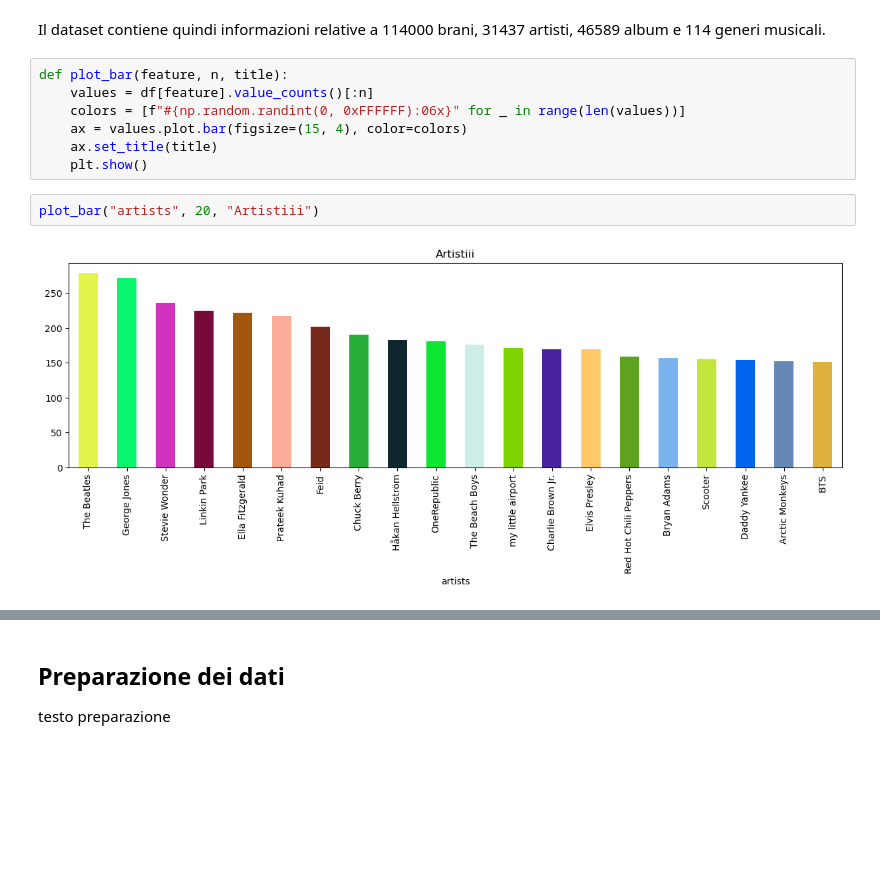
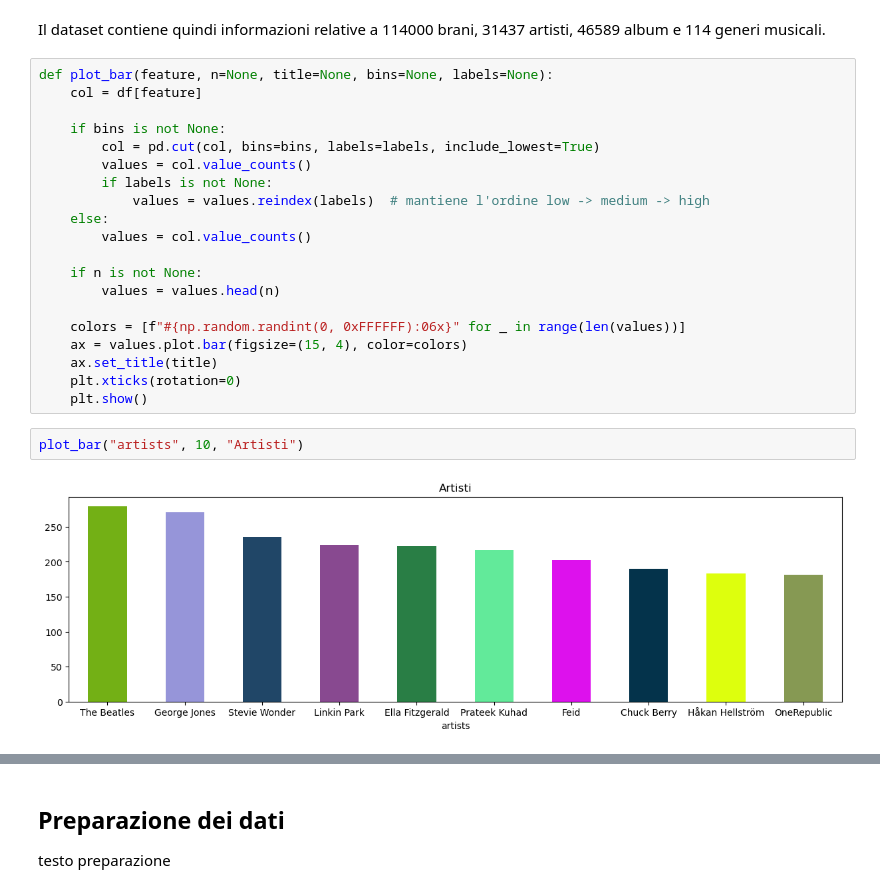
Before and after one commit to PADIprojects/Spotify-Track-Popularity-Prediction, a Jupyter notebook: previsionePopolaritàCanzoni.ipynb, the cells around one changed output, grey strips where cells are left out. Drawn from its saved outputs; the diff is of its cells as text; blank space fills up the shorter version.

```diff
--- a/previsionePopolaritàCanzoni.ipynb
+++ b/previsionePopolaritàCanzoni.ipynb
@@ -94,13 +94,26 @@ track_genre:    114
 # %% [markdown]
 Il dataset contiene quindi informazioni relative a 114000 brani, 31437 artisti, 46589 album e 114 generi musicali.
 # %%
-def plot_bar(feature, n, title):
-    values = df[feature].value_counts()[:n]
+def plot_bar(feature, n=None, title=None, bins=None, labels=None):
+    col = df[feature]
+
+    if bins is not None:
+        col = pd.cut(col, bins=bins, labels=labels, include_lowest=True)
+        values = col.value_counts()
+        if labels is not None:
+            values = values.reindex(labels)  # mantiene l'ordine low -> medium -> high
+    else:
+        values = col.value_counts()
+
+    if n is not None:
+        values = values.head(n)
+
     colors = [f"#{np.random.randint(0, 0xFFFFFF):06x}" for _ in range(len(values))]
     ax = values.plot.bar(figsize=(15, 4), color=colors)
     ax.set_title(title)
+    plt.xticks(rotation=0)
     plt.show()
 # %%
-plot_bar("artists", 20, "Artistiii")
+plot_bar("artists", 10, "Artisti")
 # %% [output]
-[figure, old version]
+[figure, new version]
```
Also changed, not shown: parts of 16 cells of this notebook.
